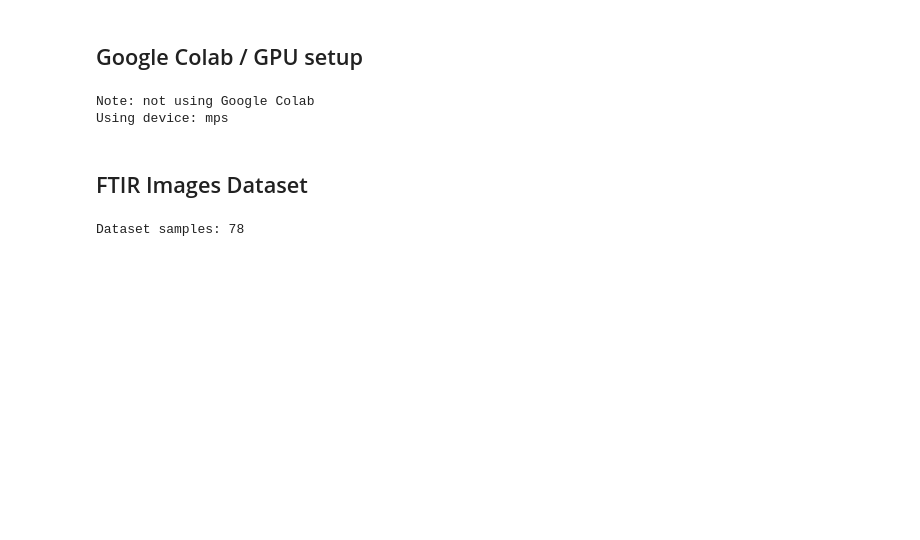
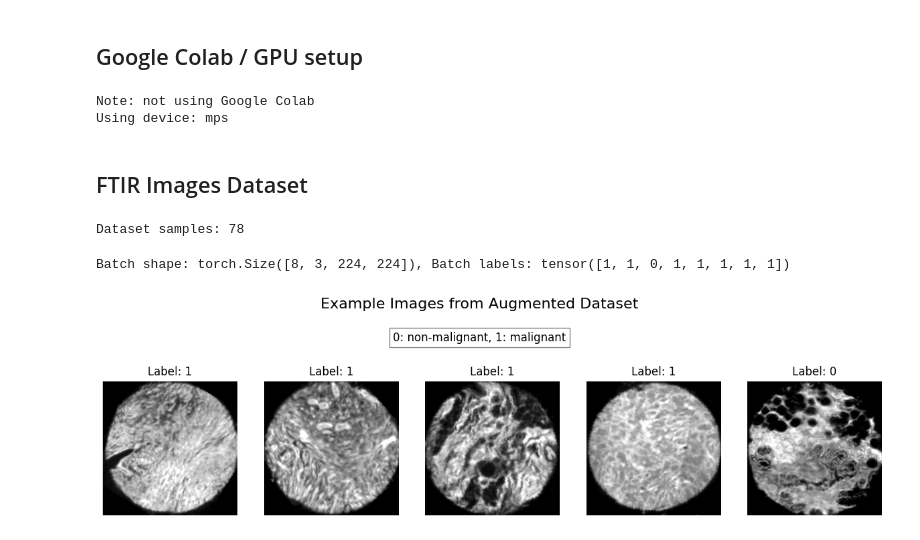
Before and after one commit to hugob7/comp-path-multimodal, a Jupyter notebook: classification/ftir_image_classifier_cnn.ipynb, the cells around one changed output. Drawn from its saved outputs; the diff is of its cells as text; code cells hidden in the pictures; blank space fills up the shorter version.

Commit message:
Display example augmented images from dataset

```diff
--- a/classification/ftir_image_classifier_cnn.ipynb
+++ b/classification/ftir_image_classifier_cnn.ipynb
@@ -104,3 +104,38 @@ class WrapperDataset(Dataset):
 
 augmented_dataset = WrapperDataset(base_dataset=dataset, transform=get_train_transform())
 dataloader = DataLoader(augmented_dataset, batch_size=BATCH_SIZE, shuffle=True)
+
+# Check first batch as an example
+for images, labels in dataloader:
+    print(f"Batch shape: {images.shape}, Batch labels: {labels}")
+    break
+# %% [output]
+Batch shape: torch.Size([8, 3, 224, 224]), Batch labels: tensor([1, 1, 0, 1, 1, 1, 1, 1])
+# %%
+import matplotlib.pyplot as plt
+import numpy as np
+import random
+
+# Display random augmented images from the dataset
+def display_images(dataset, num_images=5, title=''):
+    fig, axes = plt.subplots(1, num_images, figsize=(15, 5))
+    fig.suptitle(title, fontsize=16)
+    fig.subplots_adjust(top=0.95)
+    indices = random.sample(range(len(dataset)), num_images)
+
+    for i, ax in enumerate(axes):
+        img, label = dataset[indices[i]]
+        img = img.permute(1, 2, 0).numpy()
+        img = img[:, :, 0]
+
+        ax.imshow(img, cmap='gray')
+        ax.axis('off')
+        ax.set_title(f'Label: {label}')
+
+    legend_text = '0: non-malignant, 1: malignant'
+    fig.text(0.5, 0.85, legend_text, ha='center', fontsize=12, bbox=dict(facecolor='white', alpha=0.5))
+    plt.show()
+
+display_images(augmented_dataset, title='Example Images from Augmented Dataset')
+# %% [output]
+[figure, added]
```
